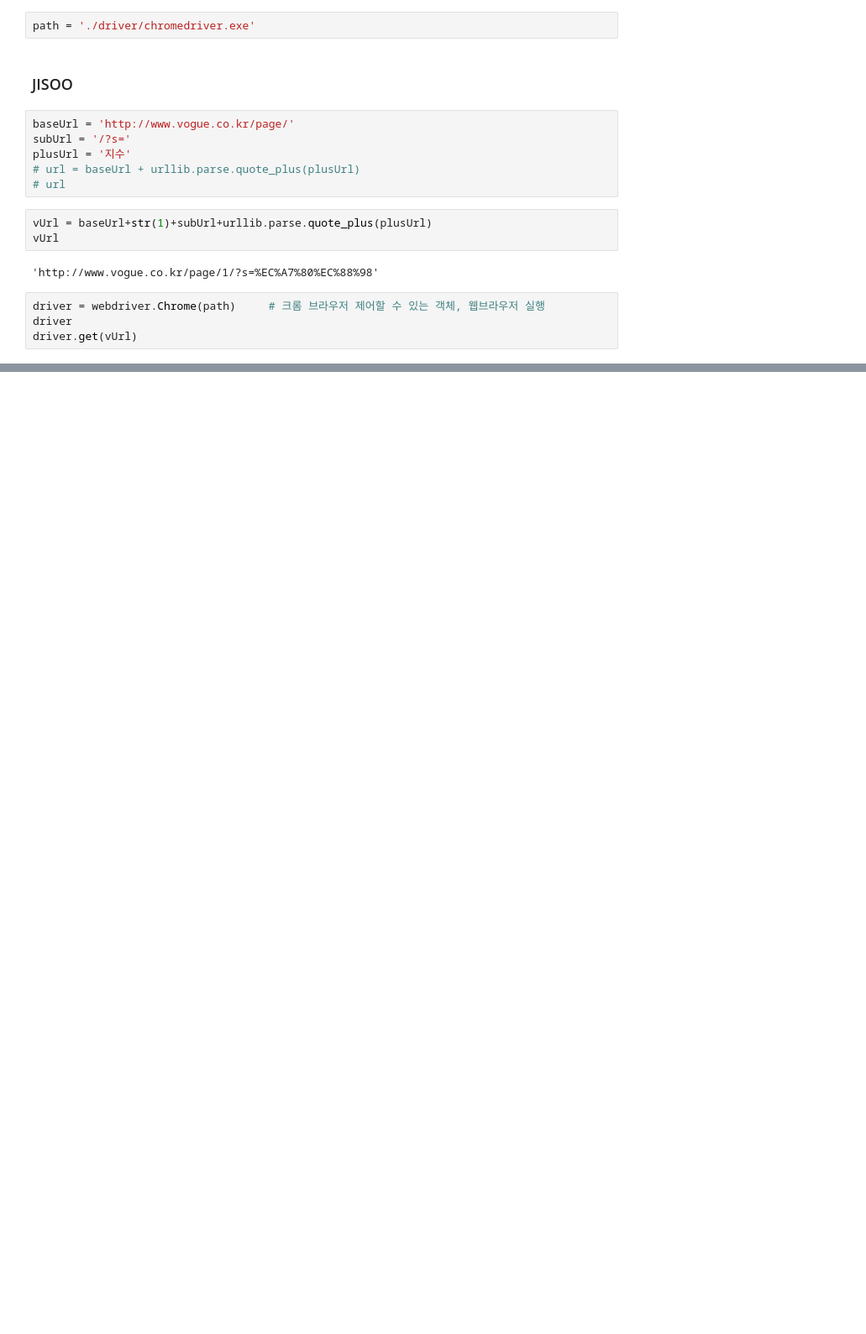
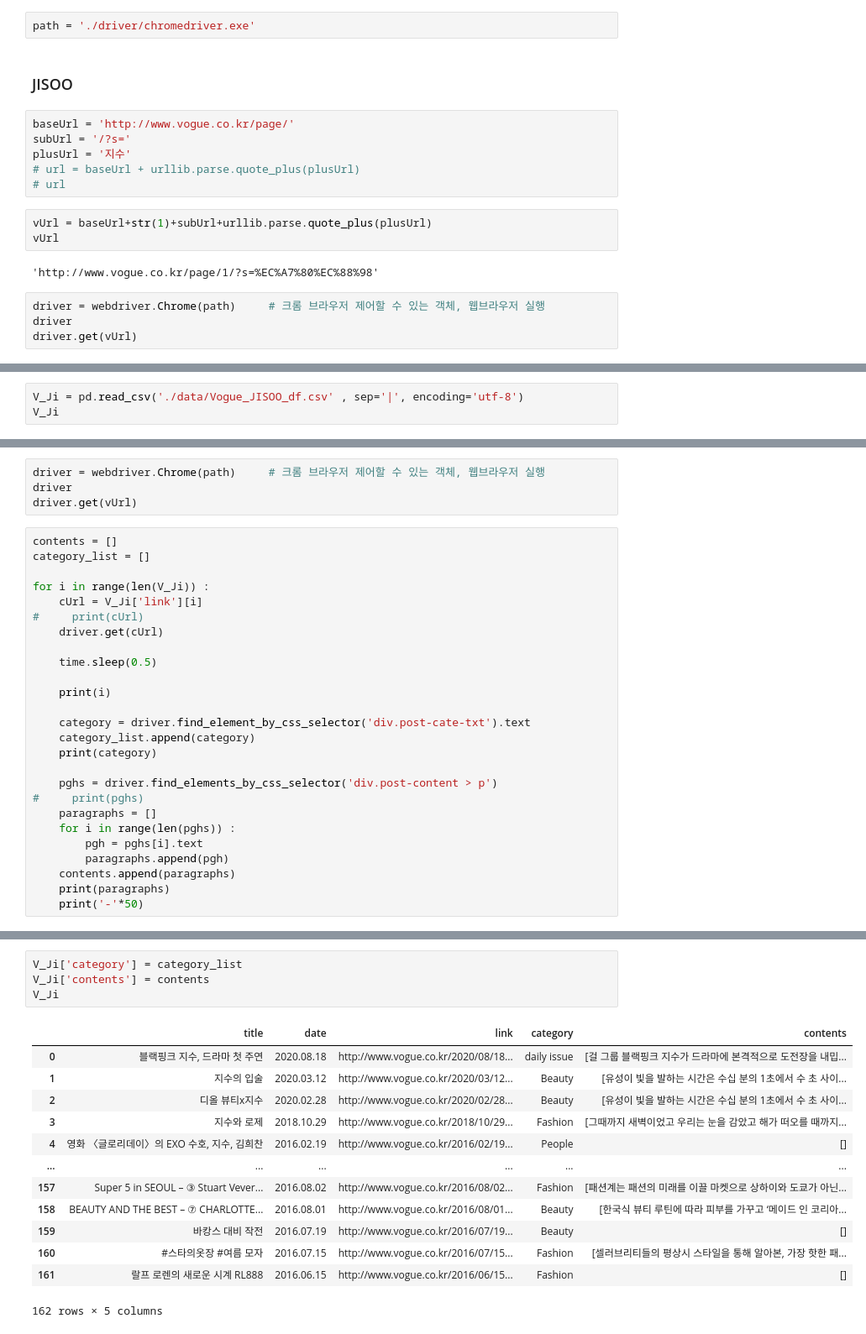
Before and after one commit to rosyminty/BLANDE, a Jupyter notebook: 1209_Vogue Driver_BLACKPINK_jisoo.ipynb, the cells around one changed output, grey strips where cells are left out. Shown: that part at 84% size. Cells and saved outputs as stored; diff of their text form; blank space fills up the shorter version.

```diff
--- a/1209_Vogue Driver_BLACKPINK_jisoo.ipynb
+++ b/1209_Vogue Driver_BLACKPINK_jisoo.ipynb
@@ -57,0 +115,3 @@ for i in range(18) :
+# %%
+V_Ji = pd.read_csv('./data/Vogue_JISOO_df.csv' , sep='|', encoding='utf-8')
+V_Ji
@@ -57,0 +132,30 @@ for i in range(18) :
+# %%
+driver = webdriver.Chrome(path)     # 크롬 브라우저 제어할 수 있는 객체, 웹브라우저 실행
+driver
+driver.get(vUrl)
+# %%
+contents = []
+category_list = []
+
+for i in range(len(V_Ji)) :
+    cUrl = V_Ji['link'][i]
+#     print(cUrl)
+    driver.get(cUrl)
+
+    time.sleep(0.5)
+
+    print(i)
+
+    category = driver.find_element_by_css_selector('div.post-cate-txt').text
+    category_list.append(category)
+    print(category)
+
+    pghs = driver.find_elements_by_css_selector('div.post-content > p')
+#     print(pghs)
+    paragraphs = []
+    for i in range(len(pghs)) :
+        pgh = pghs[i].text
+        paragraphs.append(pgh)
+    contents.append(paragraphs)
+    print(paragraphs)
+    print('-'*50)
@@ -57,0 +180,18 @@ for i in range(18) :
+# %%
+V_Ji['category'] = category_list
+V_Ji['contents'] = contents
+V_Ji
+# %% [output]
+|  | title | date | link | category | contents |
+| 0 | 블랙핑크 지수, 드라마 첫 주연 | 2020.08.18 | http://www.vogue.co.kr/2020/08/18... | daily issue | [걸 그룹 블랙핑크 지수가 드라마에 본격적으로 도전장을 내밉... |
+| 1 | 지수의 입술 | 2020.03.12 | http://www.vogue.co.kr/2020/03/12... | Beauty | [유성이 빛을 발하는 시간은 수십 분의 1초에서 수 초 사이... |
+| 2 | 디올 뷰티x지수 | 2020.02.28 | http://www.vogue.co.kr/2020/02/28... | Beauty | [유성이 빛을 발하는 시간은 수십 분의 1초에서 수 초 사이... |
+| 3 | 지수와 로제 | 2018.10.29 | http://www.vogue.co.kr/2018/10/29... | Fashion | [그때까지 새벽이었고 우리는 눈을 감았고 해가 떠오를 때까지... |
+| 4 | 영화 〈글로리데이〉의 EXO 수호, 지수, 김희찬 | 2016.02.19 | http://www.vogue.co.kr/2016/02/19... | People | [] |
+| ... | ... | ... | ... | ... | ... |
+| 157 | Super 5 in SEOUL – ③ Stuart Vever... | 2016.08.02 | http://www.vogue.co.kr/2016/08/02... | Fashion | [패션계는 패션의 미래를 이끌 마켓으로 상하이와 도쿄가 아닌... |
+| 158 | BEAUTY AND THE BEST – ⑦ CHARLOTTE... | 2016.08.01 | http://www.vogue.co.kr/2016/08/01... | Beauty | [한국식 뷰티 루틴에 따라 피부를 가꾸고 ‘메이드 인 코리아... |
+| 159 | 바캉스 대비 작전 | 2016.07.19 | http://www.vogue.co.kr/2016/07/19... | Beauty | [] |
+| 160 | #스타의옷장 #여름 모자 | 2016.07.15 | http://www.vogue.co.kr/2016/07/15... | Fashion | [셀러브리티들의 평상시 스타일을 통해 알아본, 가장 핫한 패... |
+| 161 | 랄프 로렌의 새로운 시계 RL888 | 2016.06.15 | http://www.vogue.co.kr/2016/06/15... | Fashion | [] |
+162 rows × 5 columns
```
Also changed, not shown: parts of 11 cells of this notebook, 2 other files.
